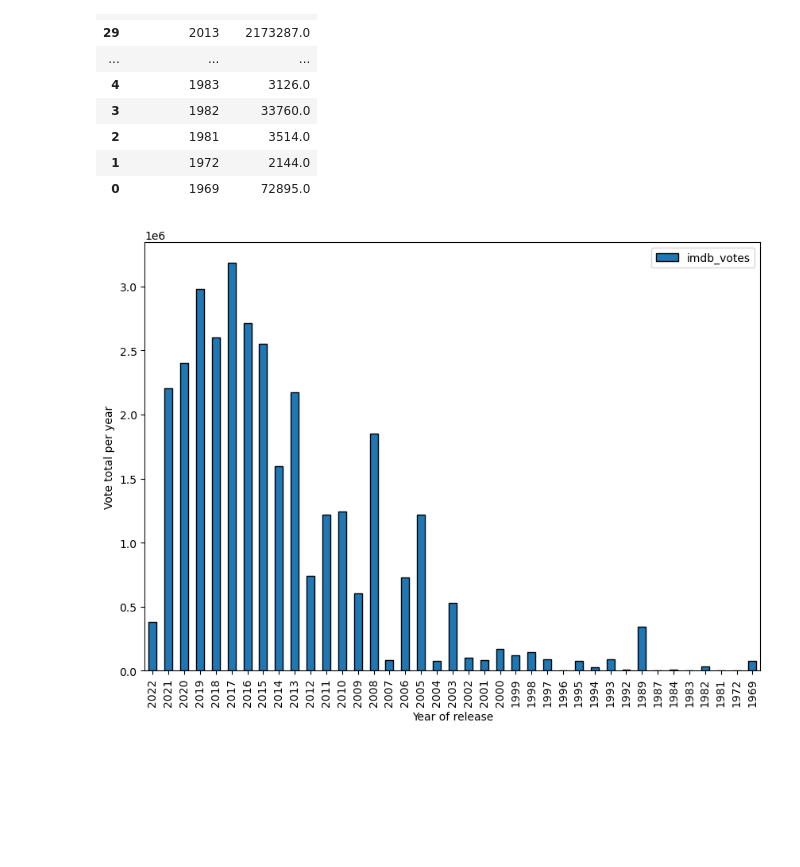
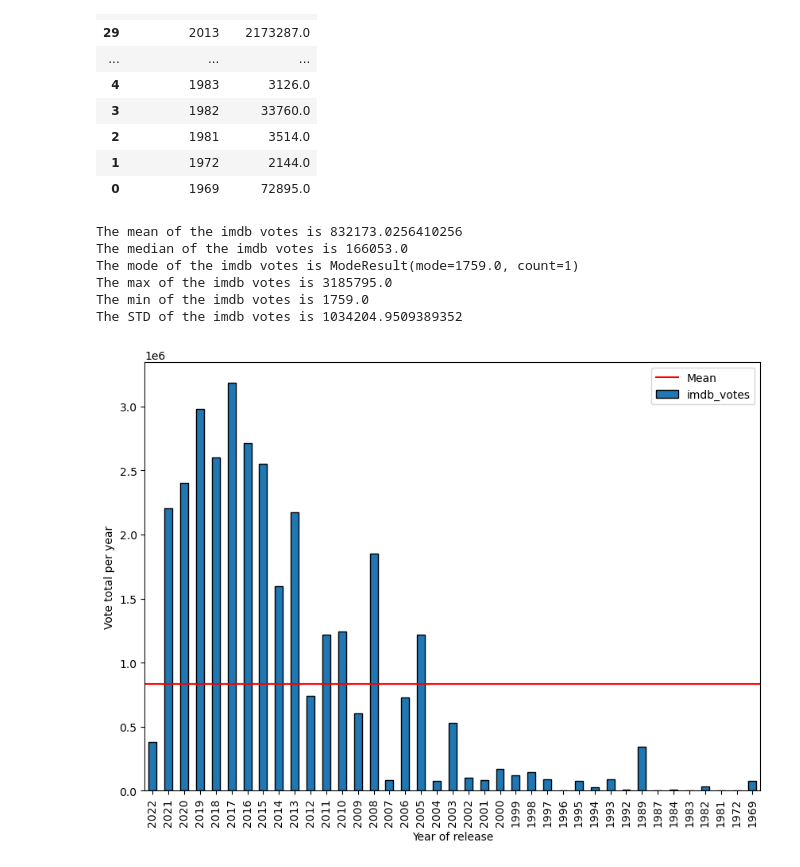
Before and after one commit to NidaB-C/NetflixEDA, a Jupyter notebook: Nida-Data/Question 4 - Eoghan.ipynb, the cells around one changed output. Cells and saved outputs as stored; diff of their text form; code cells hidden in the pictures; blank space fills up the shorter version.

```diff
--- a/Nida-Data/Question 4 - Eoghan.ipynb
+++ b/Nida-Data/Question 4 - Eoghan.ipynb
@@ -349,11 +313,35 @@ rydf
 | 2 | 1981 | 3514.0 |
 | 1 | 1972 | 2144.0 |
 | 0 | 1969 | 72895.0 |
+# %%
+ryearv = rydf["imdb_votes"]
+rym = ryearv.mean()
+ryme = ryearv.median()
+rymo = st.mode(ryearv)
+rymax = max(ryearv)
+rymin = min(ryearv)
+rystd = ryearv.std()
+
+print(f"The mean of the imdb votes is {rym}")
+print(f"The median of the imdb votes is {ryme}")
+print(f"The mode of the imdb votes is {rymo}")
+print(f"The max of the imdb votes is {rymax}")
+print(f"The min of the imdb votes is {rymin}")
+print(f"The STD of the imdb votes is {rystd}")
+# %% [output]
+The mean of the imdb votes is 832173.0256410256
+The median of the imdb votes is 166053.0
+The mode of the imdb votes is ModeResult(mode=1759.0, count=1)
+The max of the imdb votes is 3185795.0
+The min of the imdb votes is 1759.0
+The STD of the imdb votes is 1034204.9509389352
 # %%
 at = rydf.plot.bar(x="release_year", y="imdb_votes",edgecolor='k')
 plt.xlabel("Year of release")
 plt.ylabel("Vote total per year")
+plt.axhline(rym,color='r',label='Mean')
+plt.legend()
 plt.rcParams['figure.figsize'] = [10, 7]
 at;
 # %% [output]
-[figure, old version]
+[figure, new version]
```
Also changed, not shown: parts of 29 cells of this notebook.
